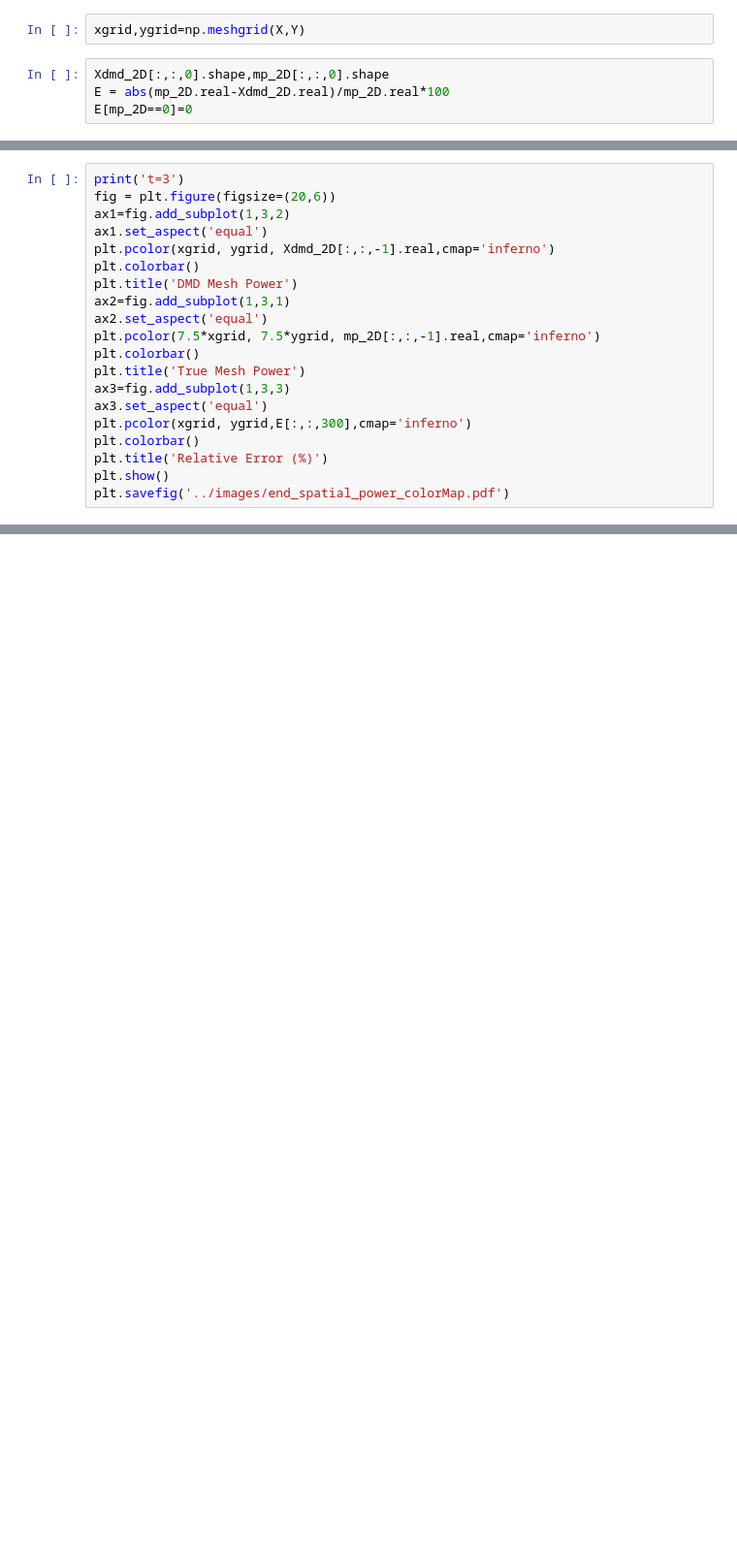
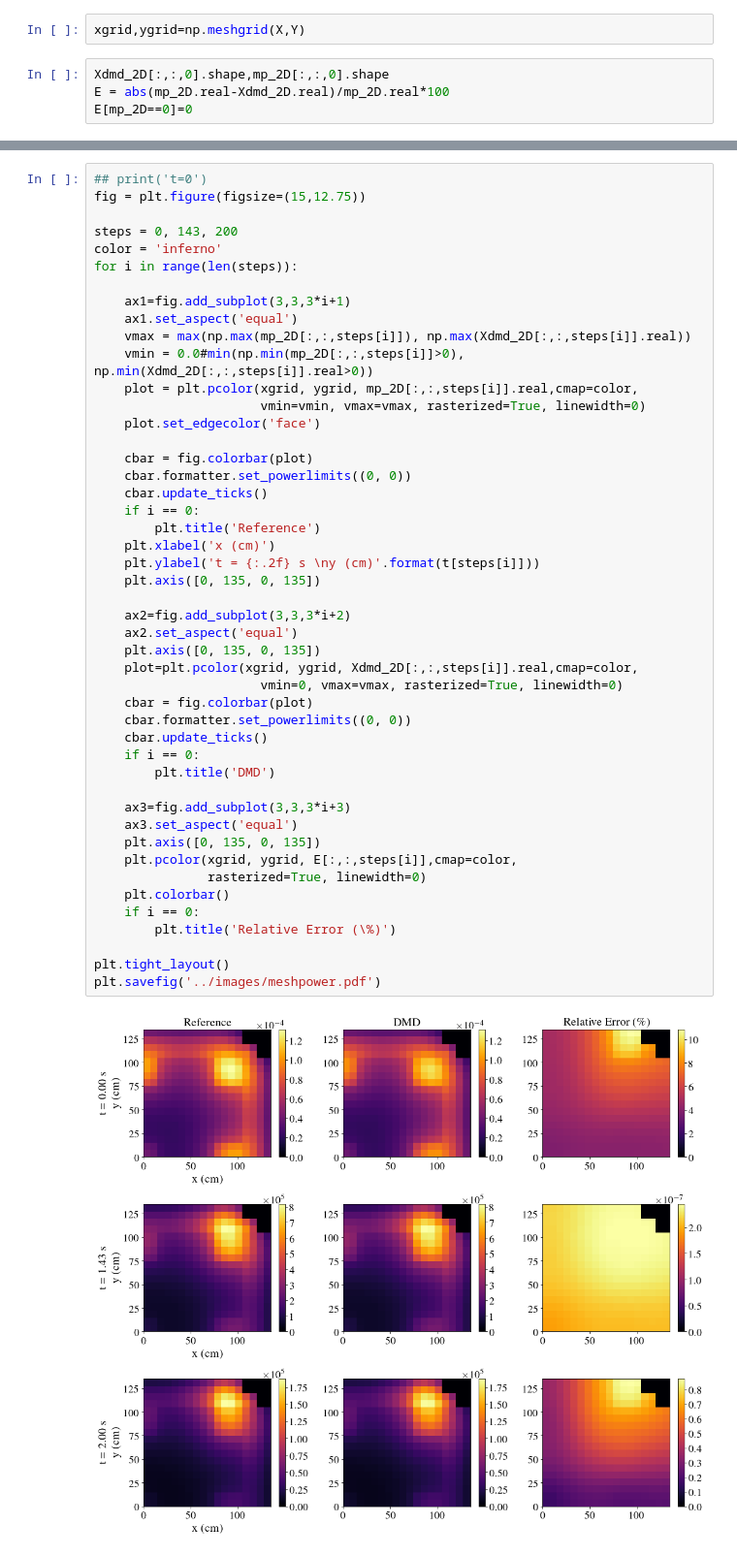
Before and after one commit to robertsj/dmd_lra_surrogate_ans, a Jupyter notebook: data/scripts/TransientDMD_surrogates-PyDMD_JOV_Latest.ipynb, the cells around one changed output, grey strips where cells are left out. Shown at 97% size. Cells and saved outputs as stored; diff of their text form; blank space fills up the shorter version.

```diff
--- a/data/scripts/TransientDMD_surrogates-PyDMD_JOV_Latest.ipynb
+++ b/data/scripts/TransientDMD_surrogates-PyDMD_JOV_Latest.ipynb
@@ -747,20 +201,0 @@ t=2.5
-# %%
-print('t=3')
-fig = plt.figure(figsize=(20,6))
-ax1=fig.add_subplot(1,3,2)
-ax1.set_aspect('equal')
-plt.pcolor(xgrid, ygrid, Xdmd_2D[:,:,-1].real,cmap='inferno')
-plt.colorbar()
-plt.title('DMD Mesh Power')
-ax2=fig.add_subplot(1,3,1)
-ax2.set_aspect('equal')
-plt.pcolor(7.5*xgrid, 7.5*ygrid, mp_2D[:,:,-1].real,cmap='inferno')
-plt.colorbar()
-plt.title('True Mesh Power')
-ax3=fig.add_subplot(1,3,3)
-ax3.set_aspect('equal')
-plt.pcolor(xgrid, ygrid,E[:,:,300],cmap='inferno')
-plt.colorbar()
-plt.title('Relative Error (%)')
-plt.show()
-plt.savefig('../images/end_spatial_power_colorMap.pdf')
@@ -791,0 +202,49 @@ t=3
+# %%
+## print('t=0')
+fig = plt.figure(figsize=(15,12.75))
+
+steps = 0, 143, 200
+color = 'inferno'
+for i in range(len(steps)):
+
+    ax1=fig.add_subplot(3,3,3*i+1)
+    ax1.set_aspect('equal')
+    vmax = max(np.max(mp_2D[:,:,steps[i]]), np.max(Xdmd_2D[:,:,steps[i]].real))
+    vmin = 0.0#min(np.min(mp_2D[:,:,steps[i]]>0), np.min(Xdmd_2D[:,:,steps[i]].real>0))
+    plot = plt.pcolor(xgrid, ygrid, mp_2D[:,:,steps[i]].real,cmap=color,
+                      vmin=vmin, vmax=vmax, rasterized=True, linewidth=0)
+    plot.set_edgecolor('face')
+
+    cbar = fig.colorbar(plot)
+    cbar.formatter.set_powerlimits((0, 0))
+    cbar.update_ticks()
+    if i == 0:
+        plt.title('Reference')
+    plt.xlabel('x (cm)')
+    plt.ylabel('t = {:.2f} s \ny (cm)'.format(t[steps[i]]))
+    plt.axis([0, 135, 0, 135])
+
+    ax2=fig.add_subplot(3,3,3*i+2)
+    ax2.set_aspect('equal')
+    plt.axis([0, 135, 0, 135])
+    plot=plt.pcolor(xgrid, ygrid, Xdmd_2D[:,:,steps[i]].real,cmap=color,
+                      vmin=0, vmax=vmax, rasterized=True, linewidth=0)
+    cbar = fig.colorbar(plot)
+    cbar.formatter.set_powerlimits((0, 0))
+    cbar.update_ticks()
+    if i == 0:
+        plt.title('DMD')
+
+    ax3=fig.add_subplot(3,3,3*i+3)
+    ax3.set_aspect('equal')
+    plt.axis([0, 135, 0, 135])
+    plt.pcolor(xgrid, ygrid, E[:,:,steps[i]],cmap=color,
+               rasterized=True, linewidth=0)
+    plt.colorbar()
+    if i == 0:
+        plt.title('Relative Error (\%)')
+
+plt.tight_layout()
+plt.savefig('../images/meshpower.pdf')
+# %% [output]
+[figure, added]
```
Also changed, not shown: parts of 31 cells of this notebook, 3 other files.
